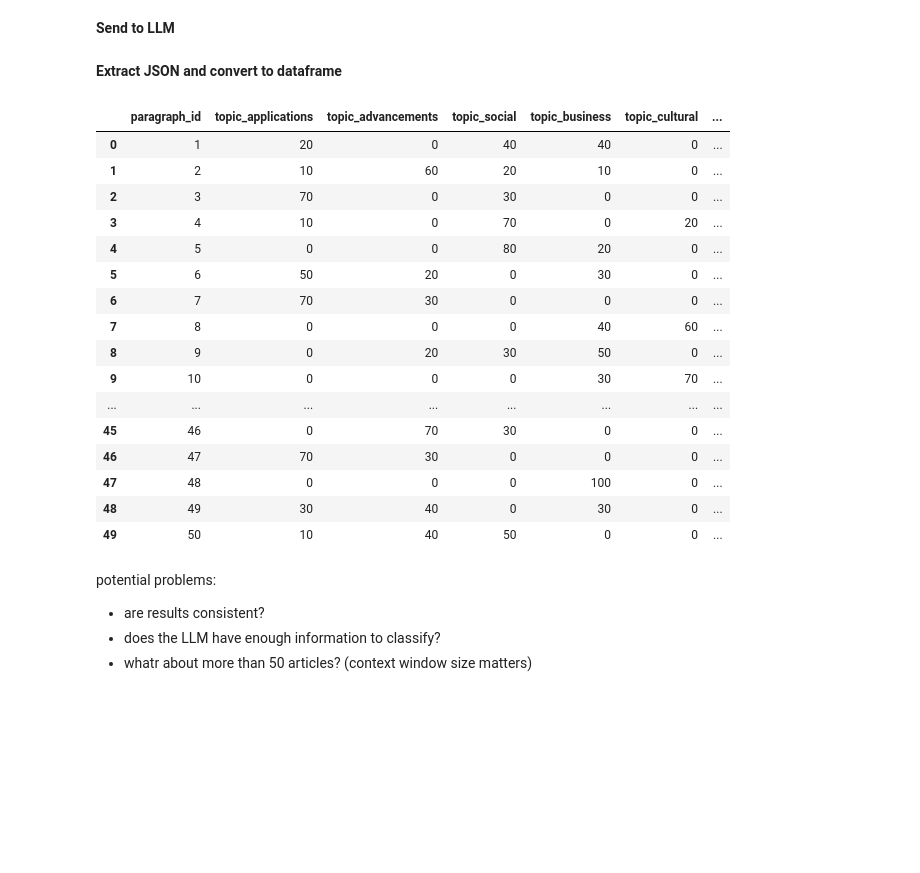
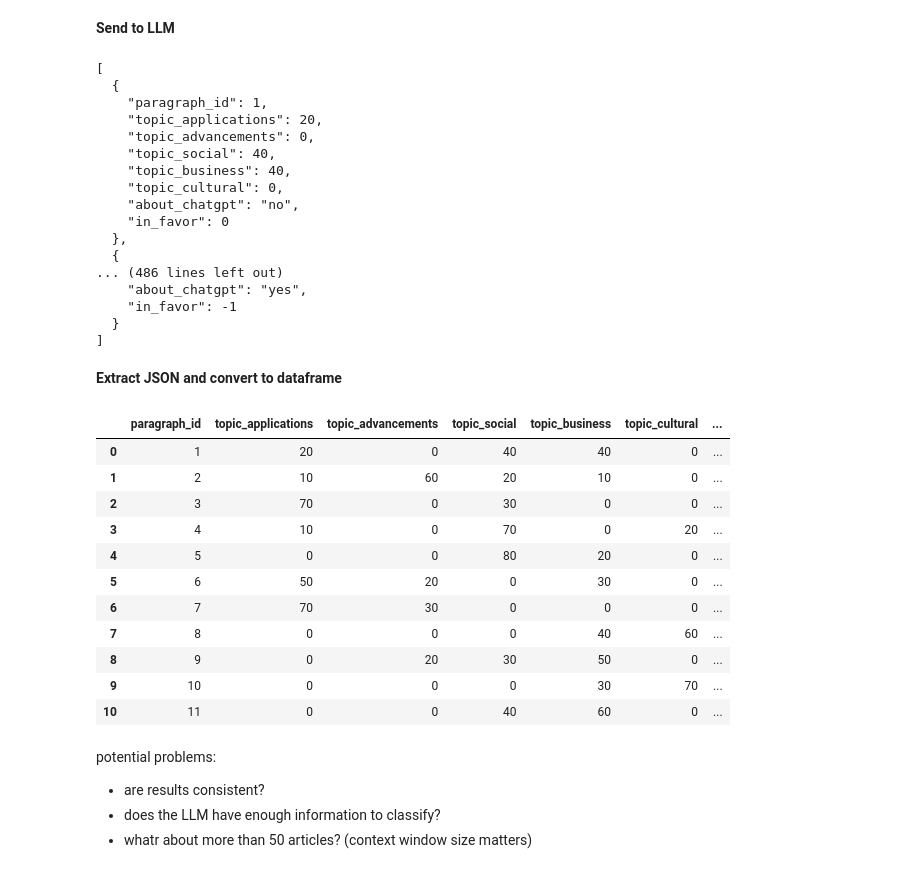
Before and after one commit to rKeller123/Programming-for-Data-Scientists-II, a Jupyter notebook: 1_Tutorials/4_3_Python_Examples_for_using_Gemini_API_to_classify_text.ipynb, the cells around one changed output. Saved outputs shown, nothing was run; the diff lists cells and outputs as text; code cells hidden in the pictures; blank space fills up the shorter version.

```diff
--- a/1_Tutorials/4_3_Python_Examples_for_using_Gemini_API_to_classify_text.ipynb
+++ b/1_Tutorials/4_3_Python_Examples_for_using_Gemini_API_to_classify_text.ipynb
@@ -2,0 +7,9 @@
+# %%
+env = {}
+with open(".env", "r") as env_file:
+    for line in env_file:
+        if "=" in line and not line.startswith("#"):  # Ignore comments and invalid lines
+            key, value = line.strip().split("=", 1)
+            env[key] = value
+
+print(env.keys())
@@ -3,8 +18,7 @@
 # %%
-from google.colab import userdata
 from google import genai
 
-client = genai.Client(api_key=userdata.get('GOOGLE_API_KEY')) # store your API key in the secrets or replace here
+client = genai.Client(api_key=env["GOOGLE_API_KEY"]) # store your API key in the secrets or replace here
 
 response = client.models.generate_content(
     model="gemini-2.0-flash", # gemini-2.5-flash-preview-05-20
@@ -137,37 +197,49 @@ response = client.models.generate_content(
     )
 )
 # %%
-print(response.text[:570])
+print(response.text)
+# %% [output]
+[
+  {
+    "paragraph_id": 1,
+    "topic_applications": 20,
+    "topic_advancements": 0,
+    "topic_social": 40,
+    "topic_business": 40,
+    "topic_cultural": 0,
+    "about_chatgpt": "no",
+    "in_favor": 0
+  },
+  {
+... (486 lines left out)
+    "about_chatgpt": "yes",
+    "in_favor": -1
+  }
+]
 # %% [markdown]
 **Extract JSON and convert to dataframe**
 # %%
 import json
 
 df = pd.DataFrame(json.loads(response.text))
 df["originaltext"] = lead_paragraphs["abstract"].values
 
-from google.colab import data_table
-data_table.DataTable(df)
+df.head(11)  # or use df.sample(10) for a random sample
 
 # index 11 is interesting!
 # %% [output]
 |  | paragraph_id | topic_applications | topic_advancements | topic_social | topic_business | topic_cultural | ... |
 | 0 | 1 | 20 | 0 | 40 | 40 | 0 | ... |
 | 1 | 2 | 10 | 60 | 20 | 10 | 0 | ... |
 | 2 | 3 | 70 | 0 | 30 | 0 | 0 | ... |
 | 3 | 4 | 10 | 0 | 70 | 0 | 20 | ... |
 | 4 | 5 | 0 | 0 | 80 | 20 | 0 | ... |
 | 5 | 6 | 50 | 20 | 0 | 30 | 0 | ... |
 | 6 | 7 | 70 | 30 | 0 | 0 | 0 | ... |
 | 7 | 8 | 0 | 0 | 0 | 40 | 60 | ... |
 | 8 | 9 | 0 | 20 | 30 | 50 | 0 | ... |
 | 9 | 10 | 0 | 0 | 0 | 30 | 70 | ... |
-| ... | ... | ... | ... | ... | ... | ... | ... |
-| 45 | 46 | 0 | 70 | 30 | 0 | 0 | ... |
-| 46 | 47 | 70 | 30 | 0 | 0 | 0 | ... |
-| 47 | 48 | 0 | 0 | 0 | 100 | 0 | ... |
-| 48 | 49 | 30 | 40 | 0 | 30 | 0 | ... |
-| 49 | 50 | 10 | 40 | 50 | 0 | 0 | ... |
+| 10 | 11 | 0 | 0 | 40 | 60 | 0 | ... |
 # %% [markdown]
 potential problems:
 
```
Also changed, not shown: parts of 13 cells of this notebook.
